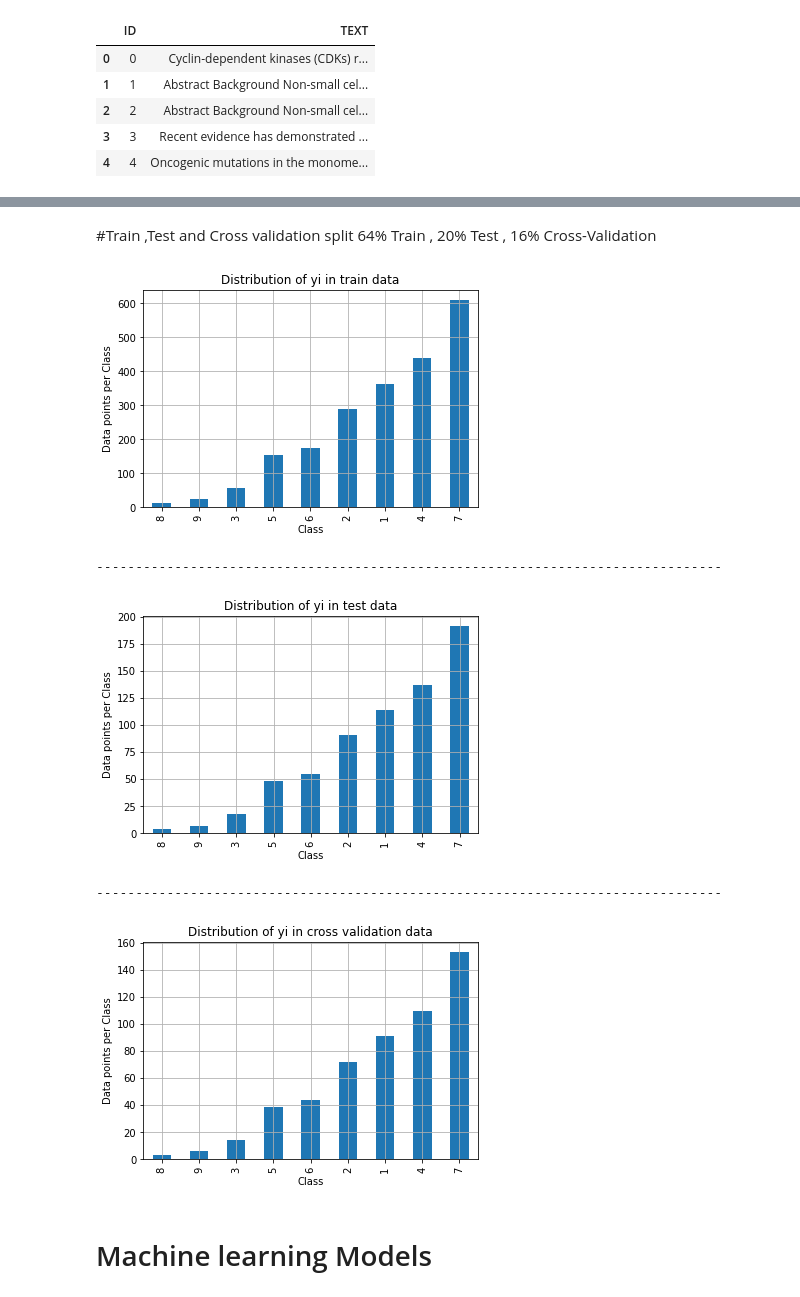
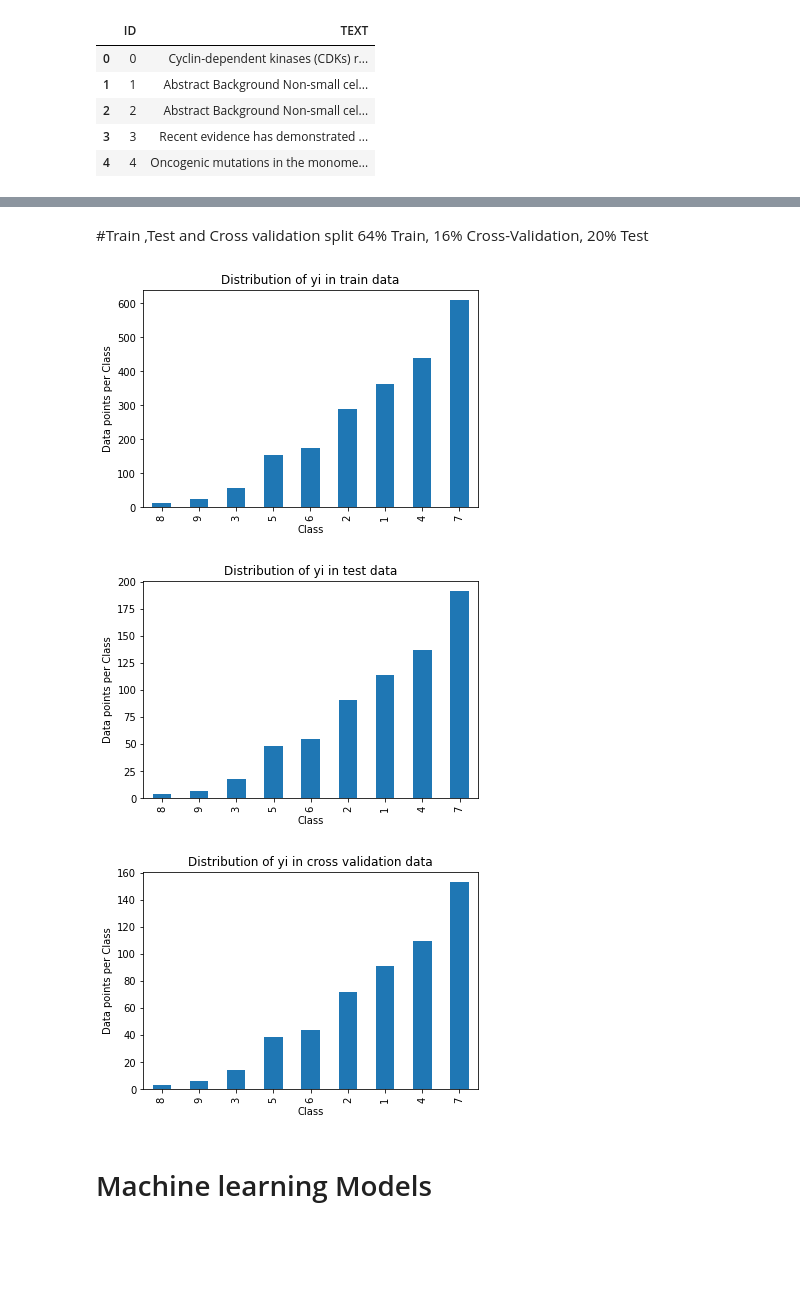
Before and after one commit to PriyantJain/cancer_diagnosis_ML, a Jupyter notebook: Multi_Class_Cancer_Diagnosis.ipynb, the cells around one changed output, grey strips where cells are left out. Drawn from its saved outputs; the diff is of its cells as text; code cells hidden in the pictures; blank space fills up the shorter version.

```diff
--- a/Multi_Class_Cancer_Diagnosis.ipynb
+++ b/Multi_Class_Cancer_Diagnosis.ipynb
@@ -99,5 +103,5 @@ result.loc[result['TEXT'].isnull(),'TEXT'] = result['Gene'] +' '+result['Variati
 # %% [markdown]
-#Train ,Test and Cross validation split 64% Train , 20% Test , 16% Cross-Validation
+#Train ,Test and Cross validation split 64% Train, 16% Cross-Validation, 20% Test
 # %%
 from sklearn.model_selection import train_test_split
 # %%
@@ -119,53 +123,29 @@ import matplotlib.pyplot as plt
 # %%
 # it returns a dict, keys as class labels and values as the number of data points in that class
 train_class_distribution = X_train['Class'].value_counts().sort_values()
 test_class_distribution = X_test['Class'].value_counts().sort_values()
 cv_class_distribution = X_cv['Class'].value_counts().sort_values()
 
 train_class_distribution.plot(kind='bar')
 plt.xlabel('Class')
 plt.ylabel('Data points per Class')
 plt.title('Distribution of yi in train data')
-plt.grid()
-plt.show()
 
-# -(train_class_distribution.values): the minus sign will give us in decreasing order:list 0 to 8
-sorted_yi = np.argsort(-train_class_distribution.values)
-# for i in sorted_yi:
-#     print('Number of data points in class', train_class_distribution.index[i], ':',train_class_distribution.values[i], '(', np.round((train_class_distribution.values[i]/X_train.shape[0]*100), 3), '%)')
-
-
-print('-'*80)
+plt.figure()
 test_class_distribution.plot(kind='bar')
 plt.xlabel('Class')
 plt.ylabel('Data points per Class')
 plt.title('Distribution of yi in test data')
-plt.grid()
-plt.show()
 
-# -(train_class_distribution.values): the minus sign will give us in decreasing order:list 0 to 8
-sorted_yi = np.argsort(-test_class_distribution.values)
-# for i in sorted_yi:
-#     print('Number of data points in class', test_class_distribution.index[i], ':',test_class_distribution.values[i], '(', np.round((test_class_distribution.values[i]/X_test.shape[0]*100), 3), '%)')
-
-print('-'*80)
+plt.figure()
 cv_class_distribution.plot(kind='bar')
 plt.xlabel('Class')
 plt.ylabel('Data points per Class')
-plt.title('Distribution of yi in cross validation data')
-plt.grid()
-plt.show()
-
-# -(train_class_distribution.values): the minus sign will give us in decreasing order:list 0 to 8
-sorted_yi = np.argsort(-train_class_distribution.values)
-# for i in sorted_yi:
-#     print('Number of data points in class', cv_class_distribution.index[i], ':',cv_class_distribution.values[i], '(', np.round((cv_class_distribution.values[i]/X_cv.shape[0]*100), 3), '%)')
+plt.title('Distribution of yi in cross validation data');
 # %% [output]
-[figure, old version]
+[figure, new version]
---------------------------------------------------------------------------------
-[figure, old version]
+[figure, new version]
---------------------------------------------------------------------------------
-[figure, old version]
+[figure, new version]
 # %% [markdown]
 # Machine learning Models
 # %% [markdown]
```
Also changed, not shown: parts of 36 cells of this notebook.
